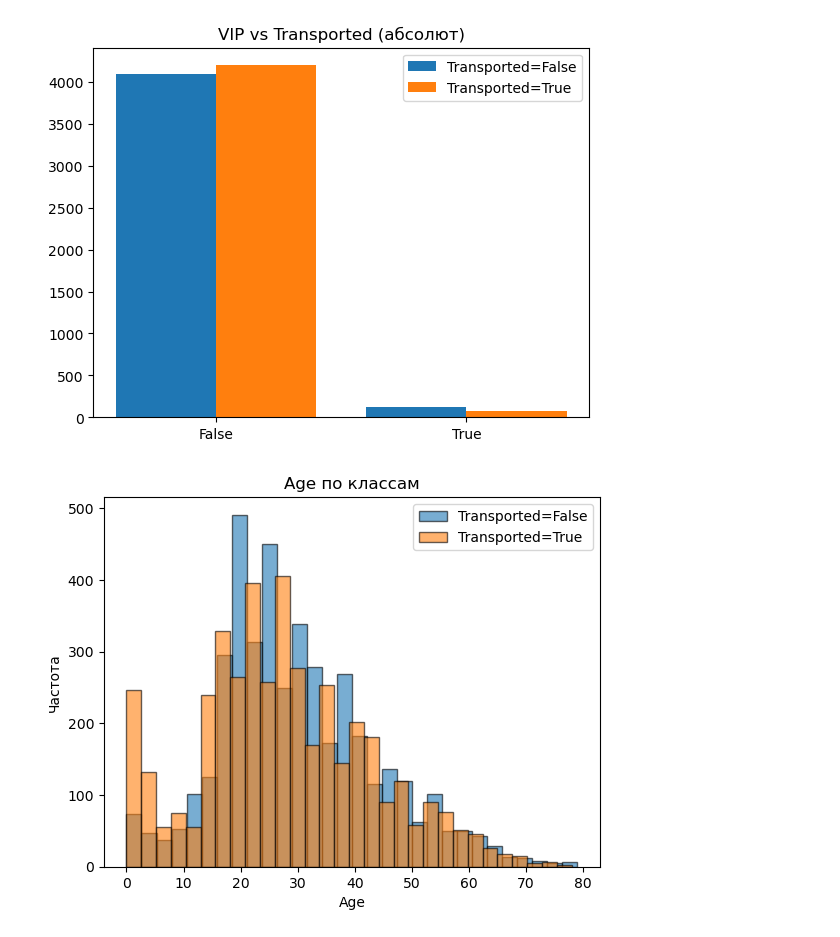
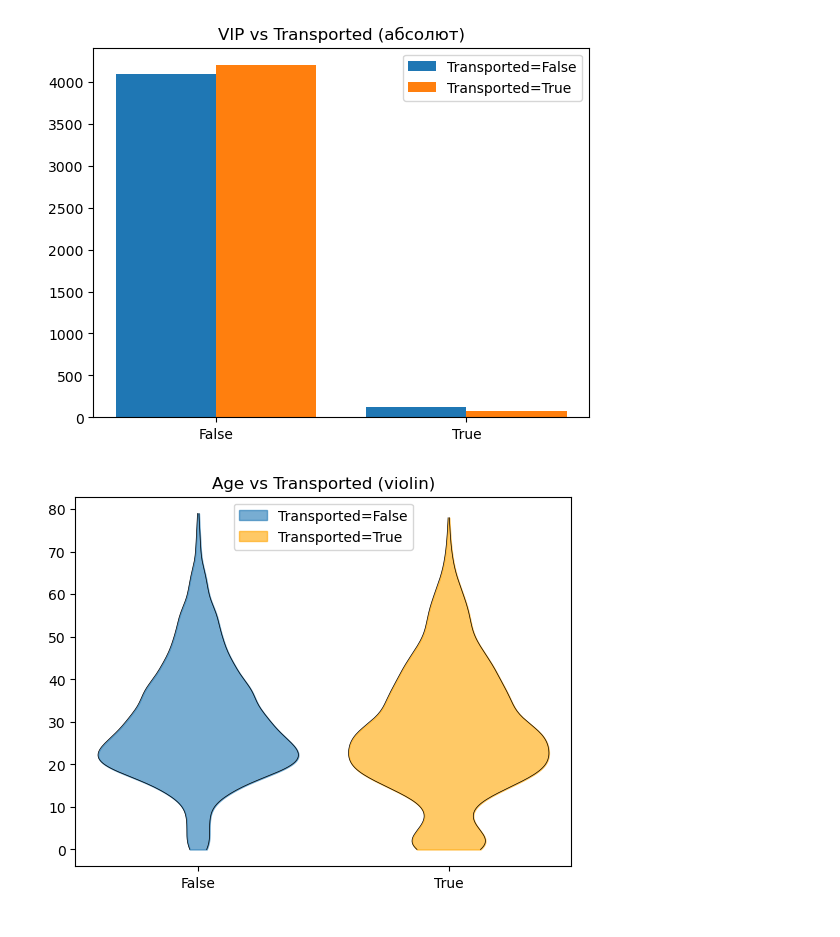
Before and after one commit to folkstay/Spaceship, a Jupyter notebook: SpaceShip.ipynb, the cells around one changed output. Drawn from its saved outputs; the diff is of its cells as text; code cells hidden in the pictures.

```diff
--- a/SpaceShip.ipynb
+++ b/SpaceShip.ipynb
@@ -108,15 +108,23 @@ plt.show()
 #Вывод: Очень слабо влияет
 # %% [output]
 [figure]
-# %%
-for val in [False, True]:
-    subset = df[df["Transported"] == val]["Age"].dropna()
-    plt.hist(subset, bins=30, alpha=0.6, label=f"Transported={val}", edgecolor="black")
-
-plt.title("Age по классам")
-plt.xlabel("Age")
-plt.ylabel("Частота")
-plt.legend()
-plt.show()
-# %% [output]
-[figure, removed]
+# %%
+from scipy.stats import gaussian_kde
+
+for val, color in [(False, "C0"), (True, "orange")]:
+    subset = df[df["Transported"] == val]["Age"].dropna()
+    kde = gaussian_kde(subset)
+    x = np.linspace(subset.min(), subset.max(), 200)
+    y = kde(x)
+    y = y / y.max() * 0.4
+    plt.fill_betweenx(x, -y + (0 if val == False else 1), y + (0 if val == False else 1),
+                      alpha=0.6, color=color, label=f"Transported={val}")
+    plt.plot(y + (0 if val == False else 1), x, color="black", linewidth=0.5)
+    plt.plot(-y + (0 if val == False else 1), x, color="black", linewidth=0.5)
+
+plt.xticks([0, 1], ["False", "True"])
+plt.title("Age vs Transported (violin)")
+plt.legend()
+plt.show()
+# %% [output]
+[figure, added]
```
